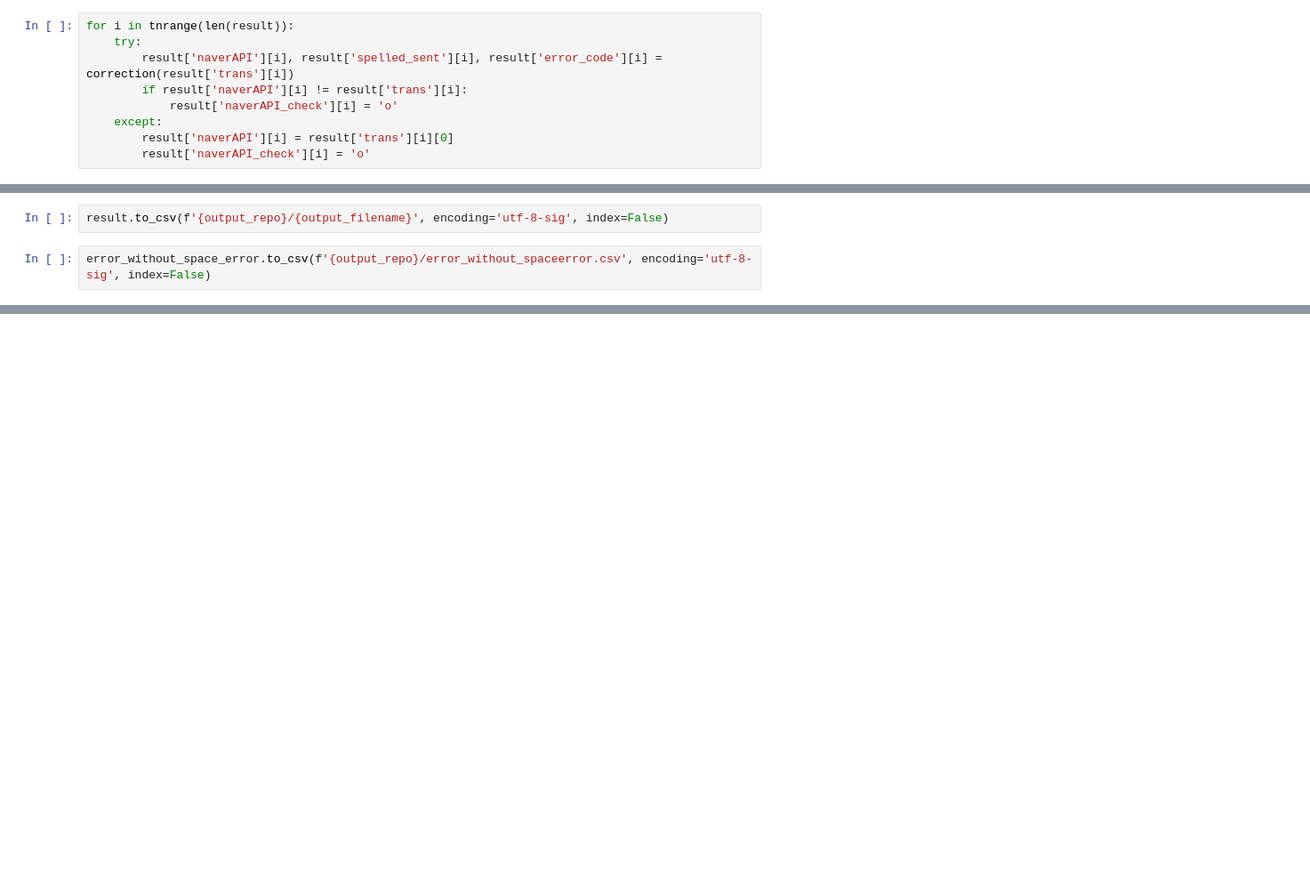
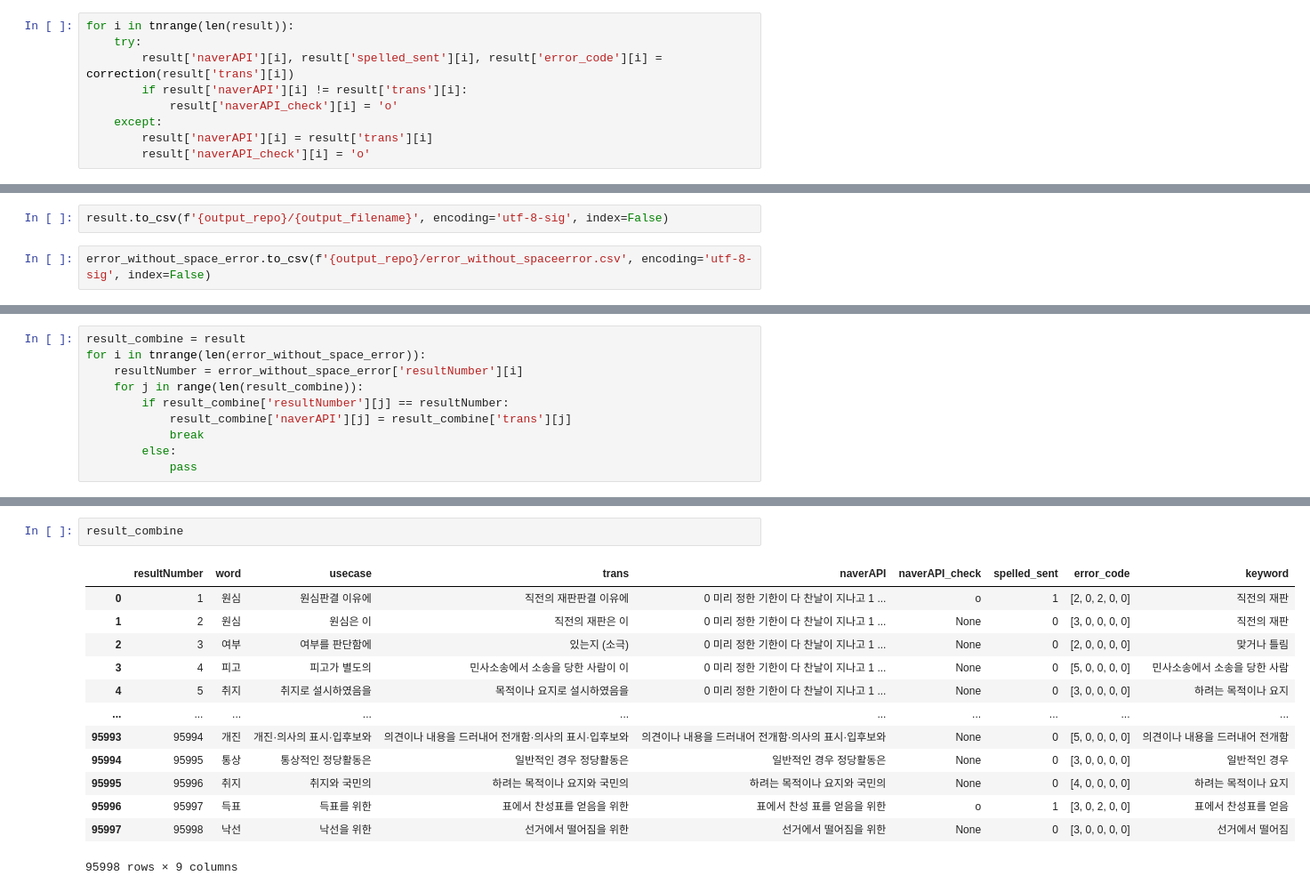
Before and after one commit to jaytsol/Data-Process, a Jupyter notebook: naverAPI.ipynb, the cells around one changed output, grey strips where cells are left out. Shown at 89% size. Drawn from its saved outputs; the diff is of its cells as text; blank space fills up the shorter version.

```diff
--- a/naverAPI.ipynb
+++ b/naverAPI.ipynb
@@ -91,5 +83,5 @@ for i in tnrange(len(result)):
         if result['naverAPI'][i] != result['trans'][i]:
             result['naverAPI_check'][i] = 'o'
     except:
-        result['naverAPI'][i] = result['trans'][i][0]
+        result['naverAPI'][i] = result['trans'][i]
         result['naverAPI_check'][i] = 'o'
@@ -216,0 +179,10 @@ error_without_space_error.to_csv(f'{output_repo}/error_without_spaceerror.csv',
+# %%
+result_combine = result
+for i in tnrange(len(error_without_space_error)):
+    resultNumber = error_without_space_error['resultNumber'][i]
+    for j in range(len(result_combine)):
+        if result_combine['resultNumber'][j] == resultNumber:
+            result_combine['naverAPI'][j] = result_combine['trans'][j]
+            break
+        else:
+            pass
@@ -216,0 +194,16 @@ error_without_space_error.to_csv(f'{output_repo}/error_without_spaceerror.csv',
+# %%
+result_combine
+# %% [output]
+|  | resultNumber | word | usecase | trans | naverAPI | naverAPI_check | spelled_sent | error_code | keyword |
+| 0 | 1 | 원심 | 원심판결 이유에 | 직전의 재판판결 이유에 | 0 미리 정한 기한이 다 찬날이 지나고 1 ... | o | 1 | [2, 0, 2, 0, 0] | 직전의 재판 |
+| 1 | 2 | 원심 | 원심은 이 | 직전의 재판은 이 | 0 미리 정한 기한이 다 찬날이 지나고 1 ... | None | 0 | [3, 0, 0, 0, 0] | 직전의 재판 |
+| 2 | 3 | 여부 | 여부를 판단함에 | 있는지 (소극) | 0 미리 정한 기한이 다 찬날이 지나고 1 ... | None | 0 | [2, 0, 0, 0, 0] | 맞거나 틀림 |
+| 3 | 4 | 피고 | 피고가 별도의 | 민사소송에서 소송을 당한 사람이 이 | 0 미리 정한 기한이 다 찬날이 지나고 1 ... | None | 0 | [5, 0, 0, 0, 0] | 민사소송에서 소송을 당한 사람 |
+| 4 | 5 | 취지 | 취지로 설시하였음을 | 목적이나 요지로 설시하였음을 | 0 미리 정한 기한이 다 찬날이 지나고 1 ... | None | 0 | [3, 0, 0, 0, 0] | 하려는 목적이나 요지 |
+| ... | ... | ... | ... | ... | ... | ... | ... | ... | ... |
+| 95993 | 95994 | 개진 | 개진·의사의 표시·입후보와 | 의견이나 내용을 드러내어 전개함·의사의 표시·입후보와 | 의견이나 내용을 드러내어 전개함·의사의 표시·입후보와 | None | 0 | [5, 0, 0, 0, 0] | 의견이나 내용을 드러내어 전개함 |
+| 95994 | 95995 | 통상 | 통상적인 정당활동은 | 일반적인 경우 정당활동은 | 일반적인 경우 정당활동은 | None | 0 | [3, 0, 0, 0, 0] | 일반적인 경우 |
+| 95995 | 95996 | 취지 | 취지와 국민의 | 하려는 목적이나 요지와 국민의 | 하려는 목적이나 요지와 국민의 | None | 0 | [4, 0, 0, 0, 0] | 하려는 목적이나 요지 |
+| 95996 | 95997 | 득표 | 득표를 위한 | 표에서 찬성표를 얻음을 위한 | 표에서 찬성 표를 얻음을 위한 | o | 1 | [3, 0, 2, 0, 0] | 표에서 찬성표를 얻음 |
+| 95997 | 95998 | 낙선 | 낙선을 위한 | 선거에서 떨어짐을 위한 | 선거에서 떨어짐을 위한 | None | 0 | [3, 0, 0, 0, 0] | 선거에서 떨어짐 |
+95998 rows × 9 columns
```
Also changed, not shown: parts of 14 cells of this notebook, 4 other files.
